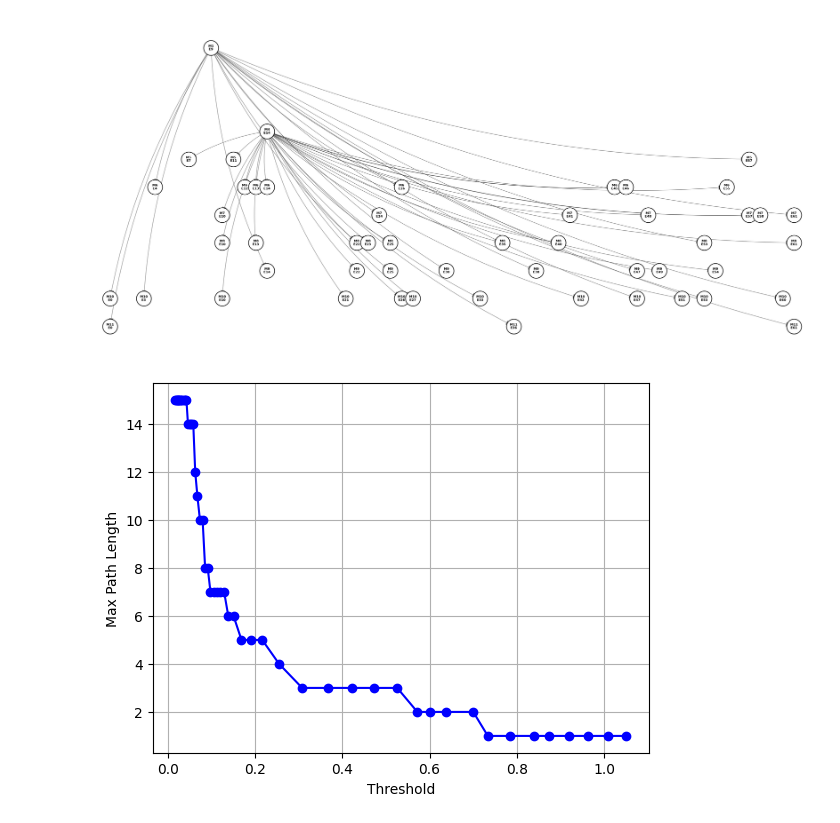
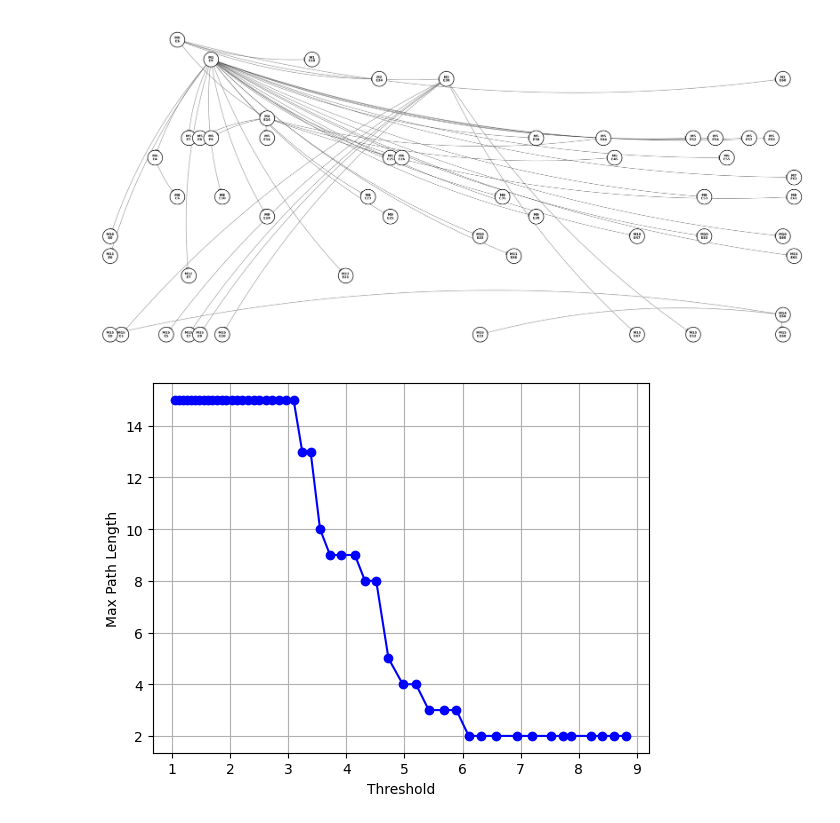
Before and after one commit to Leonard226/MoE_circuits, a Jupyter notebook: experiments/circuits/main.ipynb, the cells around one changed output. Saved outputs shown, nothing was run; the diff lists cells and outputs as text; code cells hidden in the pictures.

```diff
--- a/experiments/circuits/main.ipynb
+++ b/experiments/circuits/main.ipynb
@@ -9,8 +9,7 @@ def get_thresholds(dag: dict, target: str, quantiles: list) -> list:
     r_idx = torch.arange(N_LAYERS).view(1, 1, -1, 1)
     mask = (s_idx < r_idx).expand_as(matrix)
     # Flatten valid weights
-    valid_weights = matrix[mask].float()
-    valid_weights = torch.abs(valid_weights)
+    valid_weights = torch.abs(matrix[mask].float())
     valid_weights = valid_weights[valid_weights > 1e-9]
 
     # Calculate all quantiles at once
@@ -181,16 +180,11 @@ def path_as_str(path: list) -> str:
 from __future__ import annotations
 from pathlib import Path
 
-import json, os, sys
+import yaml, json, os, sys
 
-import numpy as np
-import matplotlib.pyplot as plt
-import networkx as nx
+import numpy as np, matplotlib.pyplot as plt
+import igraph as ig, networkx as nx
 import torch
-import yaml
-
-import igraph as ig
-import leidenalg
 
 from collections import deque
 
@@ -204,12 +198,13 @@ dataset = "c4"
 art_dir = os.path.join(config["result_path"], "circuits")
 path = os.path.join(art_dir, f"dag_{dataset}.pt")
 dag = torch.load(path, map_location='cpu')
+print(dag.keys())
 
 
 # quantiles = [0.8, 0.9, 0.95, 0.975, 0.98, 0.985, 0.99, 0.995, 0.9975, 0.999, 0.9999]
 # quantiles = torch.linspace(0, 1, steps=100).tolist()
 quantiles = (1 - torch.logspace(-1, -4, steps=50)).tolist()
-target = "VAR"
+target = "AARV"
 
 threshold_map = get_thresholds(dag=dag, target=target, quantiles=quantiles)
 i = 0
@@ -253,2 +248,2 @@ plt.show()
-[figure, old version]
+[figure, new version]
-[figure, old version]
+[figure, new version]
```
Also changed, not shown: parts of 2 cells of this notebook, 1 other file.
